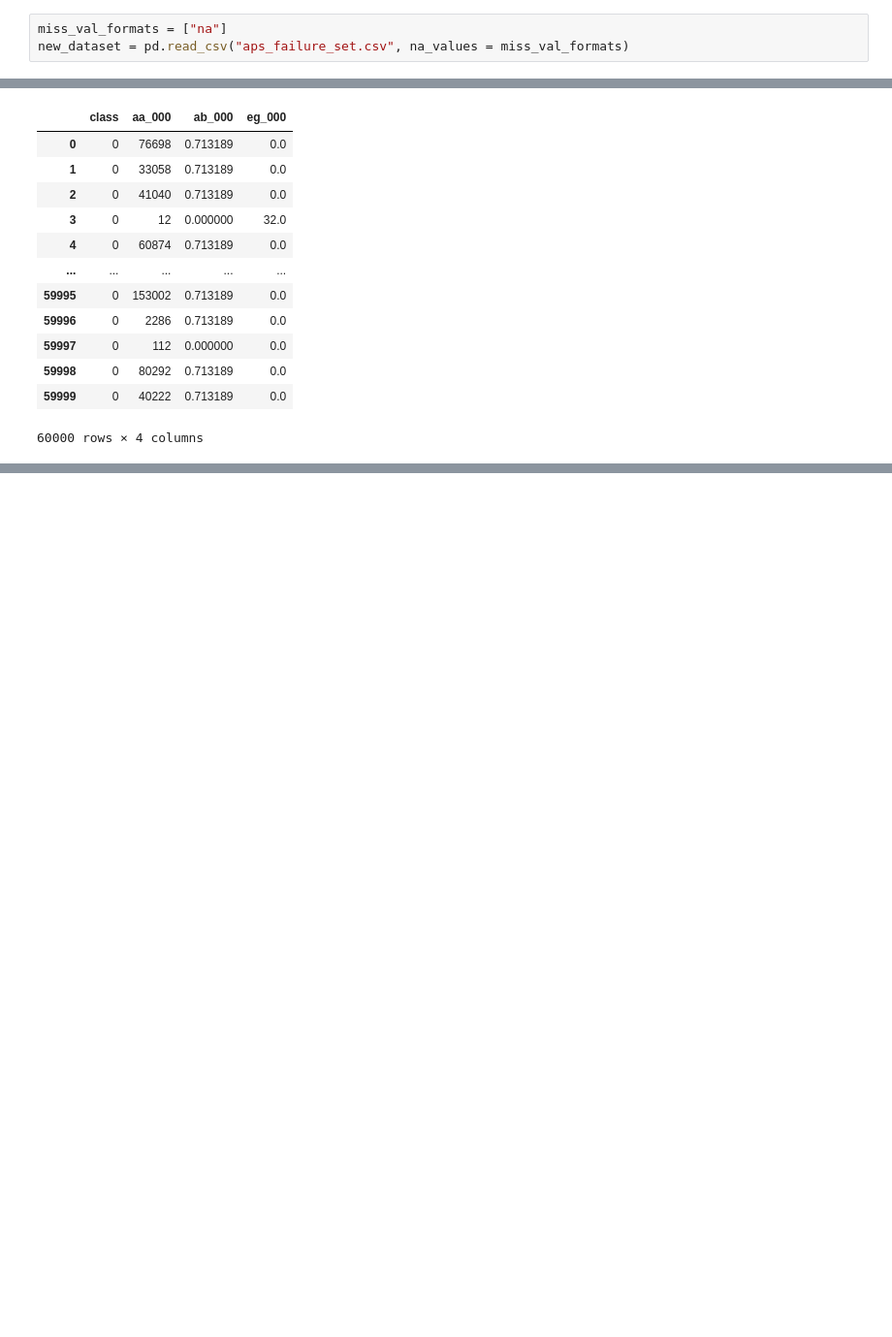
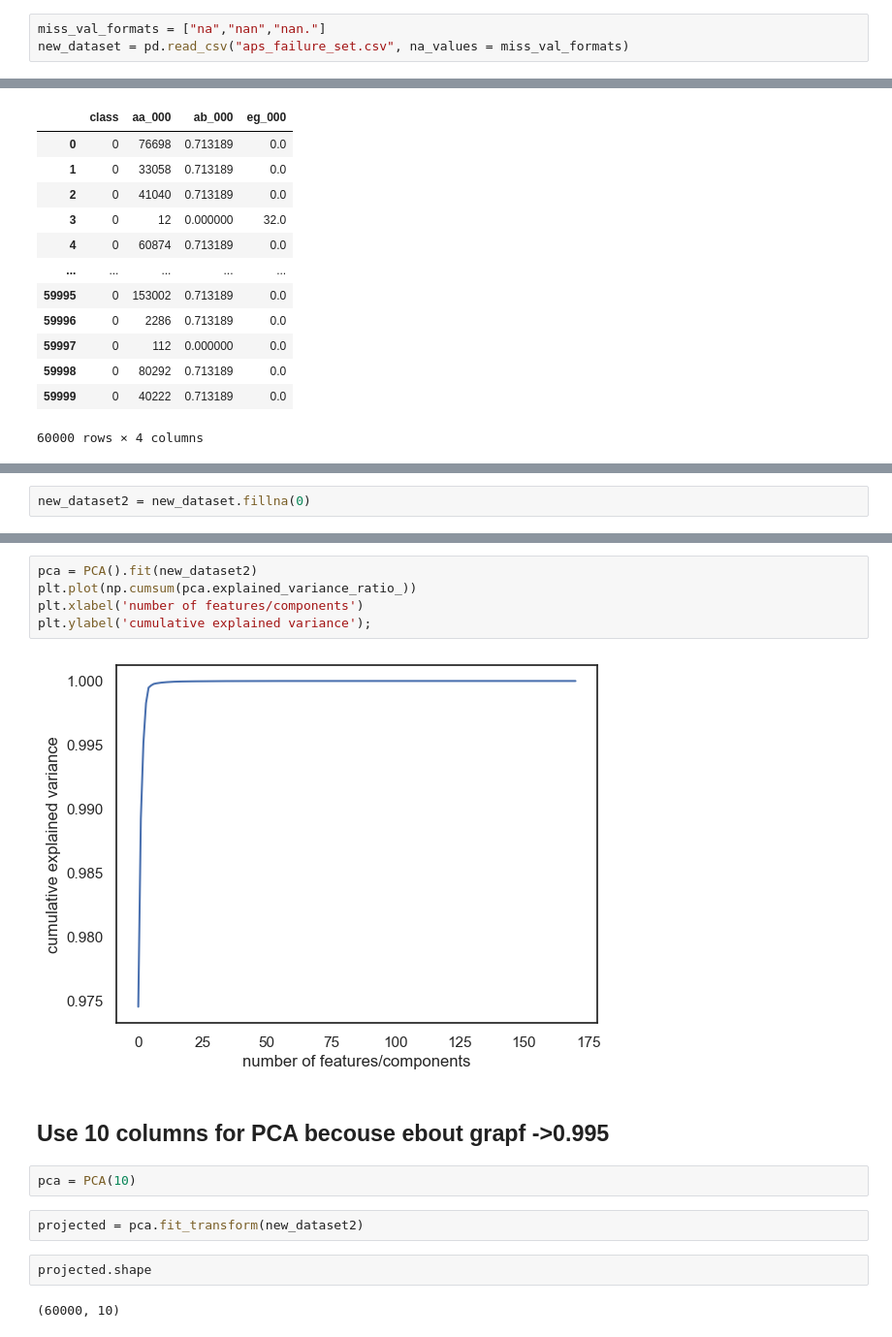
Before and after one commit to SertacBattal/DataPrep, a Jupyter notebook: SertacBattal_DPrepHDip_CA1.ipynb, the cells around one changed output, grey strips where cells are left out. Shown: that part at 97% size. Saved outputs shown, nothing was run; the diff lists cells and outputs as text; blank space fills up the shorter version.

```diff
--- a/SertacBattal_DPrepHDip_CA1.ipynb
+++ b/SertacBattal_DPrepHDip_CA1.ipynb
@@ -86,5 +87,5 @@ dataset.describe()
 | 75% | 4.866800e+04 |
 | max | 2.746564e+06 |
 # %%
-miss_val_formats = ["na"]
+miss_val_formats = ["na","nan","nan."]
 new_dataset = pd.read_csv("aps_failure_set.csv", na_values = miss_val_formats)
@@ -347,0 +357,2 @@ sns.pairplot(test_dataset)
+# %%
+new_dataset2 = new_dataset.fillna(0)
@@ -347,0 +374,17 @@ sns.pairplot(test_dataset)
+# %%
+pca = PCA().fit(new_dataset2)
+plt.plot(np.cumsum(pca.explained_variance_ratio_))
+plt.xlabel('number of features/components')
+plt.ylabel('cumulative explained variance');
+# %% [output]
+[figure, added]
+# %% [markdown]
+## Use 10 columns for PCA becouse ebout grapf ->0.995
+# %%
+pca = PCA(10)
+# %%
+projected = pca.fit_transform(new_dataset2)
+# %%
+projected.shape
+# %% [output]
+(60000, 10)
```
Also changed, not shown: parts of 11 cells of this notebook, 1 other file.
